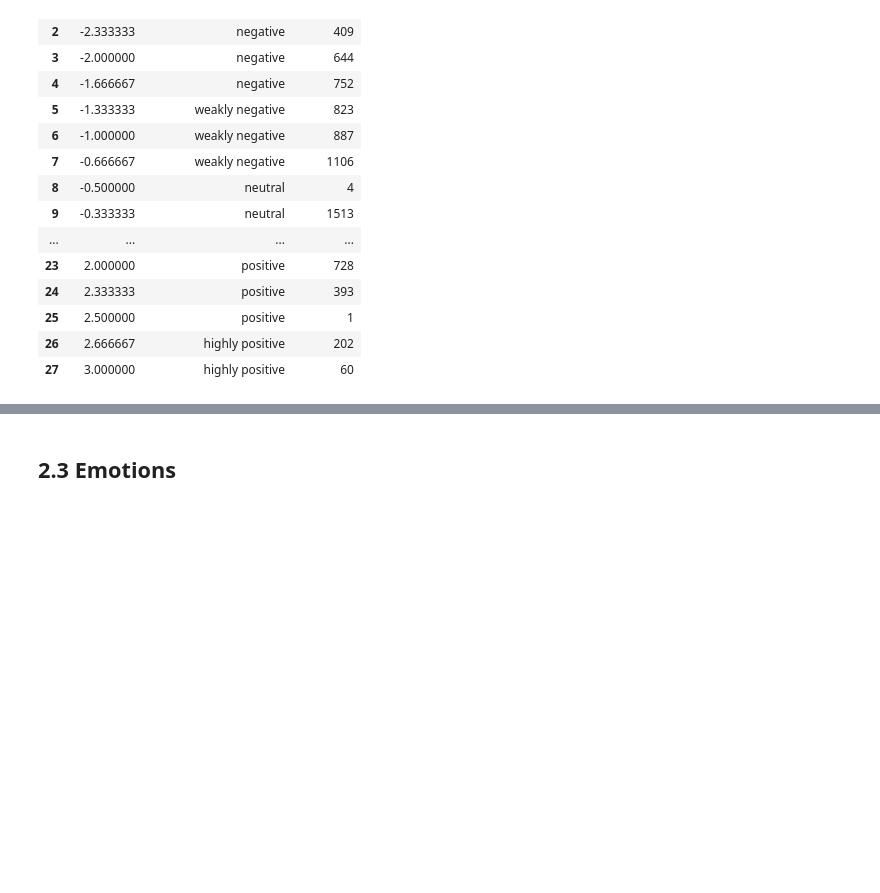
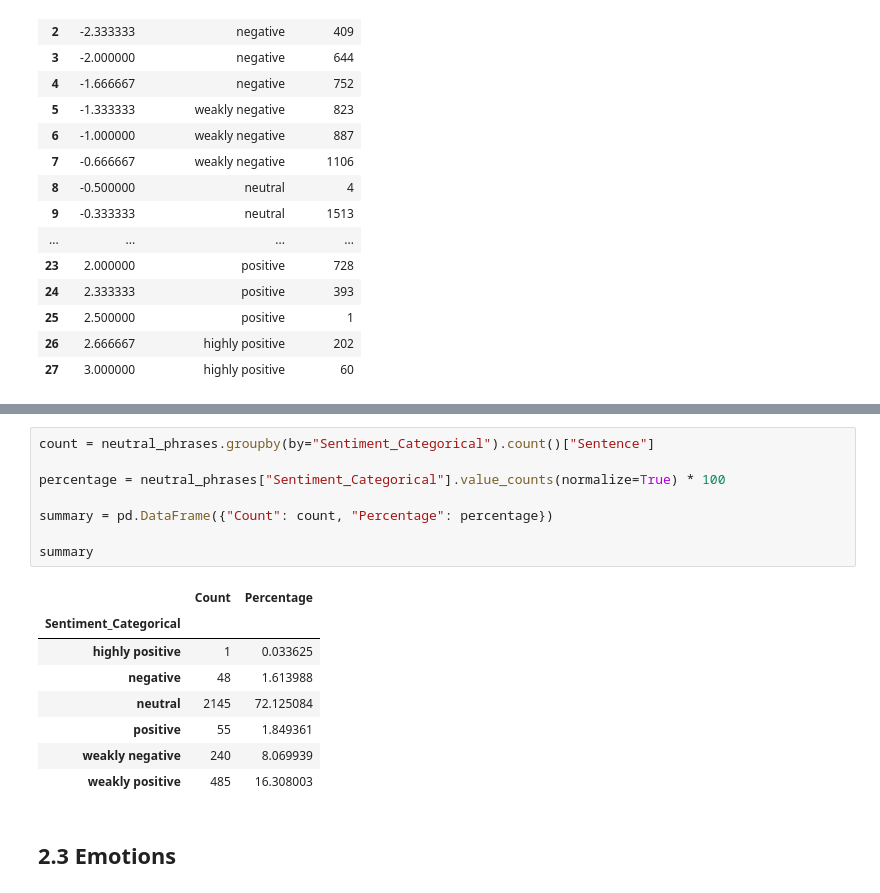
Before and after one commit to viniciusparede/msc, a Jupyter notebook: notebooks/EDA.ipynb, the cells around one changed output, grey strips where cells are left out. Cells and saved outputs as stored; diff of their text form; blank space fills up the shorter version.

```diff
--- a/notebooks/EDA.ipynb
+++ b/notebooks/EDA.ipynb
@@ -298,3 +306,20 @@ df.groupby(by=["Sentiment", "Sentiment_Categorical"])["Sentence"].count().reset_
+# %%
+count = neutral_phrases.groupby(by="Sentiment_Categorical").count()["Sentence"]
+
+percentage = neutral_phrases["Sentiment_Categorical"].value_counts(normalize=True) * 100
+
+summary = pd.DataFrame({"Count": count, "Percentage": percentage})
+
+summary
+# %% [output]
+|  | Count | Percentage |
+| Sentiment_Categorical |  |  |
+| highly positive | 1 | 0.033625 |
+| negative | 48 | 1.613988 |
+| neutral | 2145 | 72.125084 |
+| positive | 55 | 1.849361 |
+| weakly negative | 240 | 8.069939 |
+| weakly positive | 485 | 16.308003 |
 # %% [markdown]
 ## 2.3 Emotions
 # %% [markdown]
```
Also changed, not shown: parts of 17 cells of this notebook, 2 other files.
